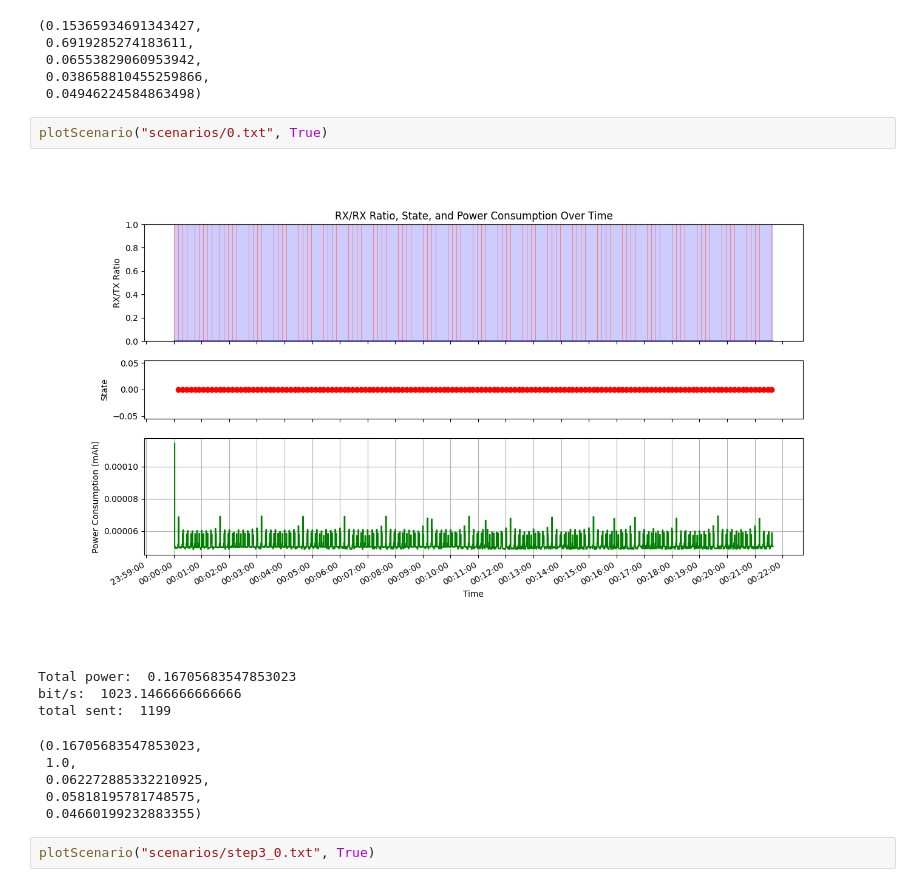
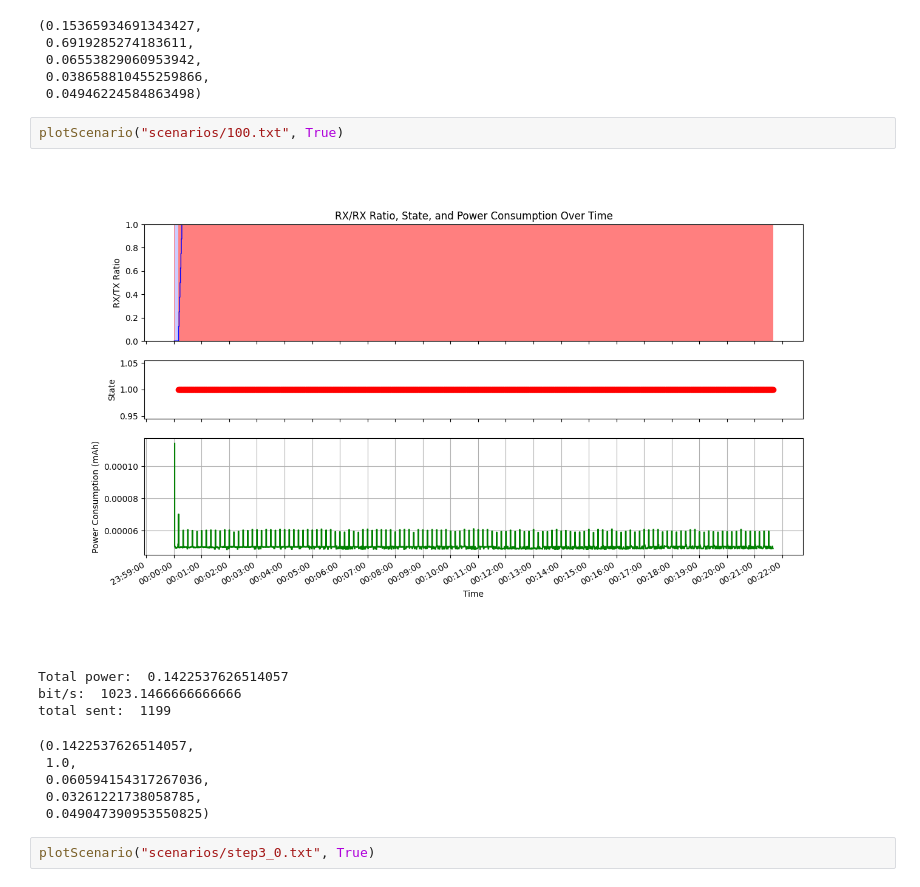
Before and after one commit to Rasmus-M-C/WSN-Project, a Jupyter notebook: plot_windows.ipynb, the cells around one changed output. Saved outputs shown, nothing was run; the diff lists cells and outputs as text.

```diff
--- a/plot_windows.ipynb
+++ b/plot_windows.ipynb
@@ -313,17 +314,17 @@ total sent:  1623
  0.038658810455259866,
  0.04946224584863498)
 # %%
-plotScenario("scenarios/0.txt", True)
+plotScenario("scenarios/100.txt", True)
 # %% [output]
-[figure, old version]
+[figure, new version]
-Total power:  0.16705683547853023
+Total power:  0.1422537626514057
 bit/s:  1023.1466666666666
 total sent:  1199
-(0.16705683547853023,
+(0.1422537626514057,
  1.0,
- 0.062272885332210925,
- 0.05818195781748575,
- 0.04660199232883355)
+ 0.060594154317267036,
+ 0.03261221738058785,
+ 0.049047390953550825)
 # %%
 plotScenario("scenarios/step3_0.txt", True)
 # %% [output]
```
Also changed, not shown: parts of 1 cell of this notebook.
